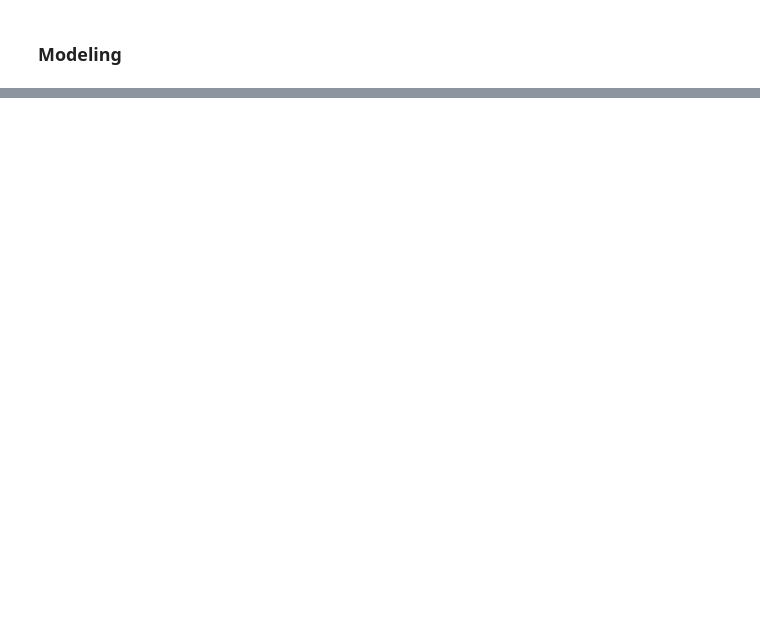
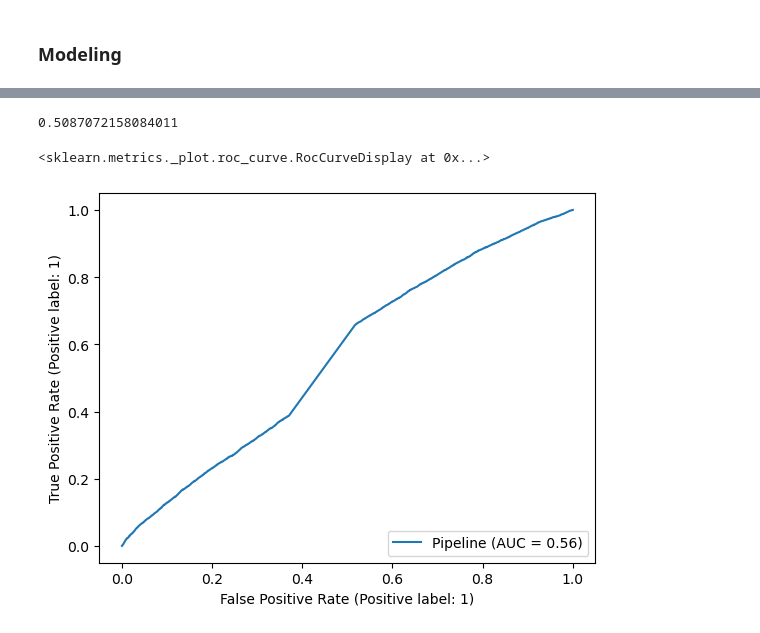
Before and after one commit to vszontagh/NLP_toxic_comment_classification, a Jupyter notebook: Toxic_Comment_Classification.ipynb, the cells around one changed output, grey strips where cells are left out. Drawn from its saved outputs; the diff is of its cells as text; code cells hidden in the pictures; blank space fills up the shorter version.

```diff
--- a/Toxic_Comment_Classification.ipynb
+++ b/Toxic_Comment_Classification.ipynb
@@ -440,0 +465,4 @@ ConfusionMatrixDisplay.from_estimator(mod_pipe, transformed_test, y_test);
+# %%
+pipe1 = Pipeline([('vectorizer', TfidfVectorizer(max_df=0.95, min_df=0.05)),
+                 ('smote', SMOTE()),
+                 ('multinb', MultinomialNB())])
@@ -442,0 +519,10 @@ ConfusionMatrixDisplay.from_estimator(mod_pipe, transformed_test, y_test);
+# %%
+roc_auc_score(y_test, y_pred)
+# %% [output]
+0.5087072158084011
+# %%
+#plot_roc_curve(mod_pipe, X_test, y_test)
+RocCurveDisplay.from_estimator(pipe1, X_test_proc, y_test)
+# %% [output]
+<sklearn.metrics._plot.roc_curve.RocCurveDisplay at 0x...>
+[figure, added]
```
Also changed, not shown: parts of 127 cells of this notebook.
